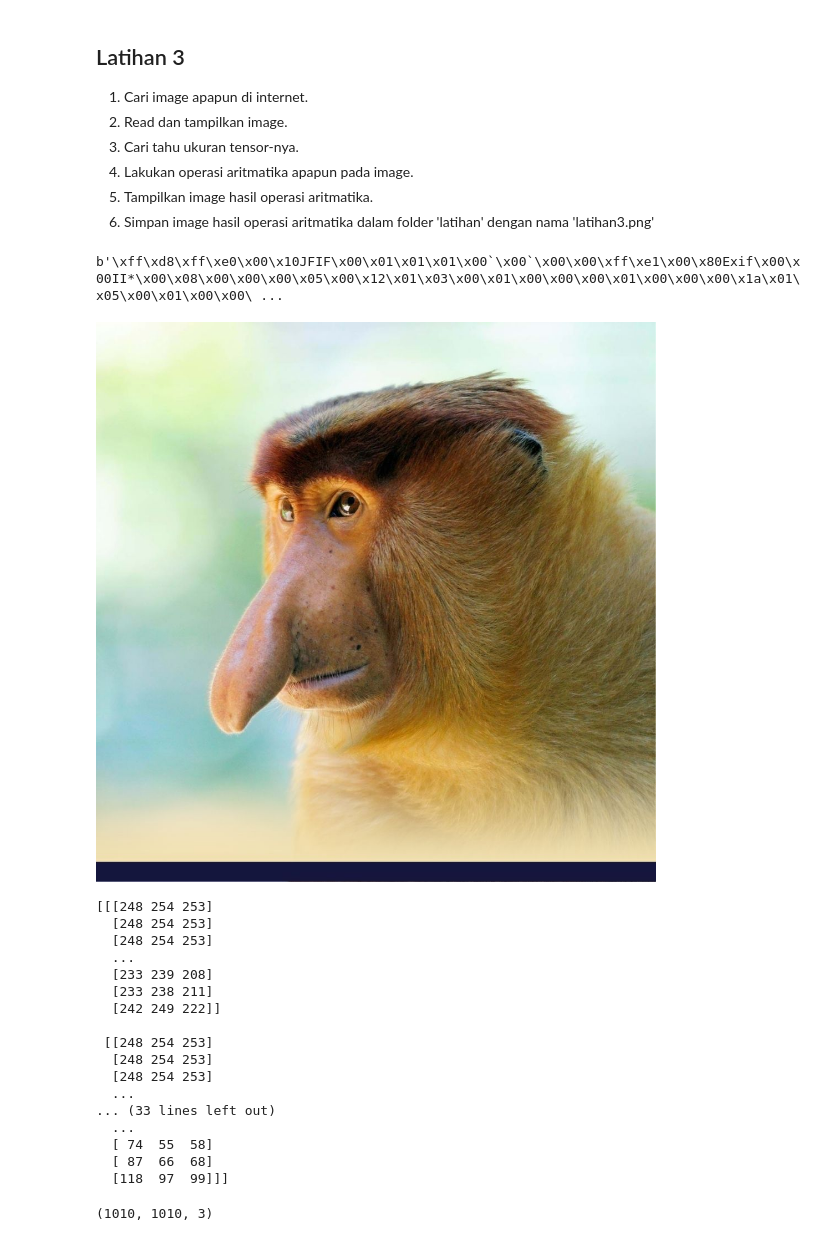
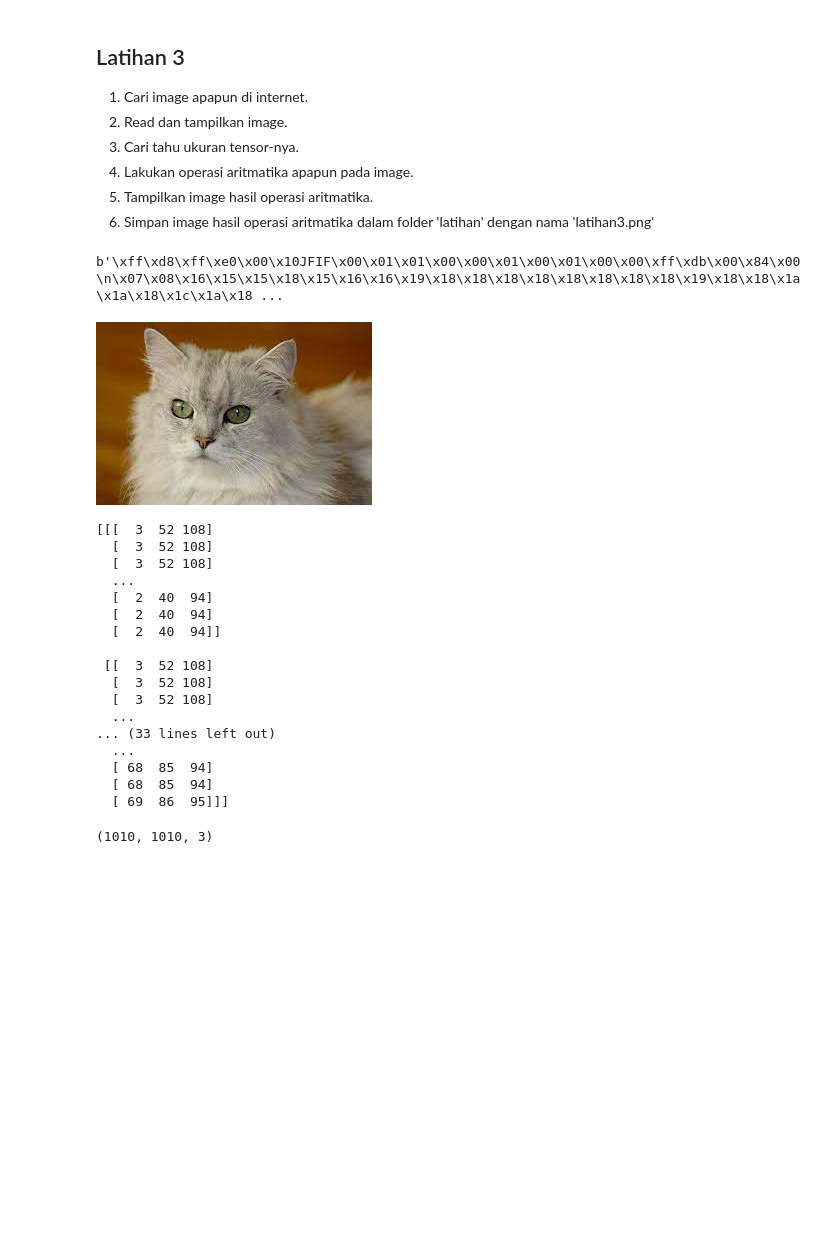
Before and after one commit to Murtadho11/tugas, a Jupyter notebook: Self_learning_Python_6_Handling_AI_Source_of_Power.ipynb, the cells around one changed output. Saved outputs shown, nothing was run; the diff lists cells and outputs as text; code cells hidden in the pictures; blank space fills up the shorter version.

```diff
--- a/Self_learning_Python_6_Handling_AI_Source_of_Power.ipynb
+++ b/Self_learning_Python_6_Handling_AI_Source_of_Power.ipynb
@@ -134,38 +134,38 @@ DataFrameIII.to_csv('/content/latihan/latihan2.csv')
 5. Tampilkan image hasil operasi aritmatika.
 6. Simpan image hasil operasi aritmatika dalam folder 'latihan' dengan nama 'latihan3.png'
 # %%
-image = open('/content/latihan/monyet-bekantan.jpg','rb')
+image = open('/content/sample_data/kucing.jpg','rb')
 print(image.read())
 image.close()
 # %% [output]
-b'\xff\xd8\xff\xe0\x00\x10JFIF\x00\x01\x01\x01\x00`\x00`\x00\x00\xff\xe1\x00\x80Exif\x00\x00II*\x00\x08\x00\x00\x00\x05\x00\x12\x01\x03\x00\x01\x00\x00\x00\x01\x00\x00\x00\x1a\x01\x05\x00\x01\x00\x00\ ...
+b'\xff\xd8\xff\xe0\x00\x10JFIF\x00\x01\x01\x00\x00\x01\x00\x01\x00\x00\xff\xdb\x00\x84\x00\n\x07\x08\x16\x15\x15\x18\x15\x16\x16\x19\x18\x18\x18\x18\x18\x18\x18\x18\x19\x18\x18\x1a\x1a\x18\x1c\x1a\x18 ...
 # %%
 import cv2
 from google.colab.patches import cv2_imshow
 # %%
-img_monyetbekantan = cv2.imread('/content/latihan/monyet-bekantan.jpg')
+img_kucing = cv2.imread('/content/sample_data/kucing.jpg')
 # %%
-cv2_imshow(img_monyetbekantan)
+cv2_imshow(img_kucing)
 # %% [output]
-[figure, old version]
+[figure, new version]
 # %%
-print(img_monyetbekantan)
+print(img_kucing)
 # %% [output]
-[[[248 254 253]
-  [248 254 253]
-  [248 254 253]
+[[[  3  52 108]
+  [  3  52 108]
+  [  3  52 108]
   ...
-  [233 239 208]
-  [233 238 211]
-  [242 249 222]]
+  [  2  40  94]
+  [  2  40  94]
+  [  2  40  94]]
 
- [[248 254 253]
-  [248 254 253]
-  [248 254 253]
+ [[  3  52 108]
+  [  3  52 108]
+  [  3  52 108]
   ...
 ... (33 lines left out)
   ...
-  [ 74  55  58]
-  [ 87  66  68]
-  [118  97  99]]]
+  [ 68  85  94]
+  [ 68  85  94]
+  [ 69  86  95]]]
 # %%
```
Also changed, not shown: parts of 3 cells of this notebook.
